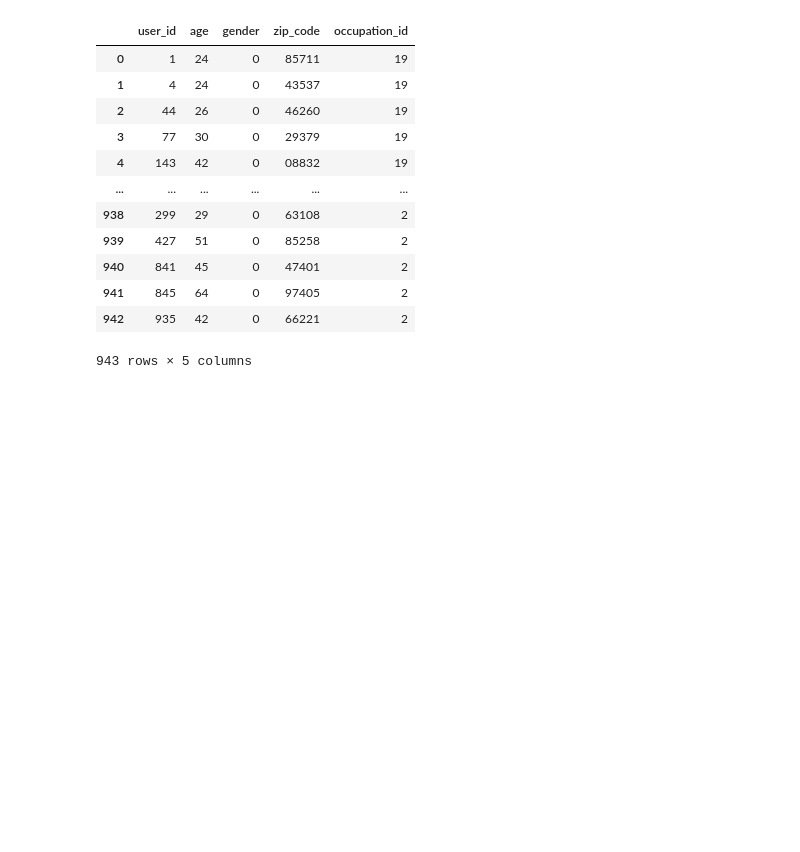
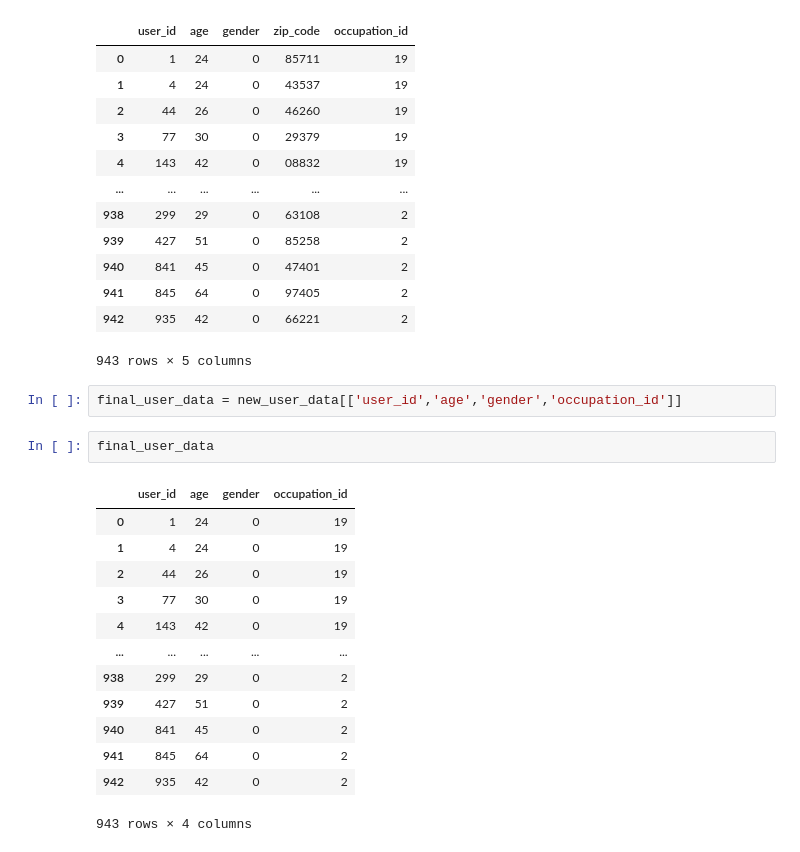
Before and after one commit to YuxuanLongBeyond/Graph-based-Recommendation-System, a Jupyter notebook: processed_dataset/preprocess_data.ipynb, the cells around one changed output. Cells and saved outputs as stored; diff of their text form; blank space fills up the shorter version.

```diff
--- a/processed_dataset/preprocess_data.ipynb
+++ b/processed_dataset/preprocess_data.ipynb
@@ -139,3 +169,21 @@ new_user_data
 | 941 | 845 | 64 | 0 | 97405 | 2 |
 | 942 | 935 | 42 | 0 | 66221 | 2 |
 943 rows × 5 columns
+# %%
+final_user_data = new_user_data[['user_id','age','gender','occupation_id']]
+# %%
+final_user_data
+# %% [output]
+|  | user_id | age | gender | occupation_id |
+| 0 | 1 | 24 | 0 | 19 |
+| 1 | 4 | 24 | 0 | 19 |
+| 2 | 44 | 26 | 0 | 19 |
+| 3 | 77 | 30 | 0 | 19 |
+| 4 | 143 | 42 | 0 | 19 |
+| ... | ... | ... | ... | ... |
+| 938 | 299 | 29 | 0 | 2 |
+| 939 | 427 | 51 | 0 | 2 |
+| 940 | 841 | 45 | 0 | 2 |
+| 941 | 845 | 64 | 0 | 2 |
+| 942 | 935 | 42 | 0 | 2 |
+943 rows × 4 columns
```
Also changed, not shown: parts of 16 cells of this notebook, 2 other files.
